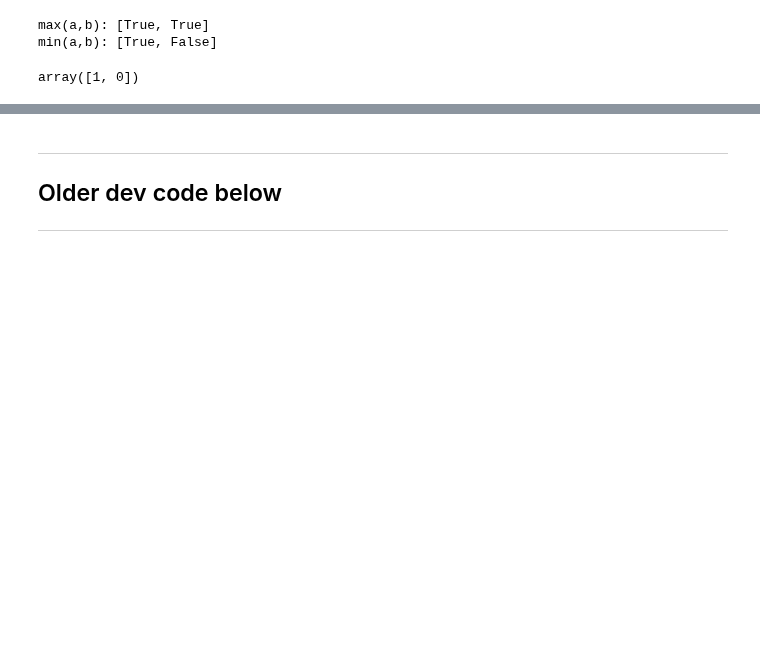
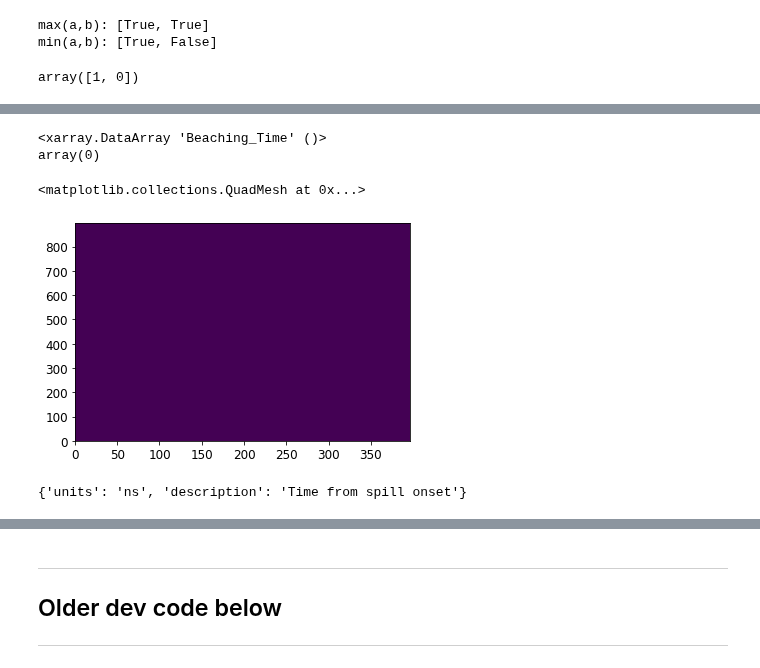
Before and after one commit to MIDOSS/Visualization, a Jupyter notebook: notebooks/dev_aggregate_MOHID.ipynb, the cells around one changed output, grey strips where cells are left out. Cells and saved outputs as stored; diff of their text form; code cells hidden in the pictures; blank space fills up the shorter version.

```diff
--- a/notebooks/dev_aggregate_MOHID.ipynb
+++ b/notebooks/dev_aggregate_MOHID.ipynb
@@ -108,0 +218,17 @@ array([1, 0])
+# %%
+dt = ds.Beaching_Time-ds.Beaching_Time.min()
+dtnp = 0*dt.astype('int')
+
+dtnp.where(
+    (dt == dt.min()),
+    0
+)
+dtnp.where(
+    (dt > dt.min() + np.timedelta64(24,'h')),
+    0
+)
+dtnp.where(
+    (dt <= dt.min() + np.timedelta64(24,'h')) &
+    (dt > dt.min()),
+    1
+)
@@ -108,0 +256,10 @@ array([1, 0])
+# %%
+dtnp.max()
+# %% [output]
+<xarray.DataArray 'Beaching_Time' ()>
+array(0)
+# %%
+plt.pcolormesh(dtnp)
+# %% [output]
+<matplotlib.collections.QuadMesh at 0x...>
+[figure, added]
@@ -108,0 +268,4 @@ array([1, 0])
+# %%
+Results['BeachTime'].sel(nspills=0).attrs
+# %% [output]
+{'units': 'ns', 'description': 'Time from spill onset'}
```
Also changed, not shown: parts of 40 cells of this notebook.
